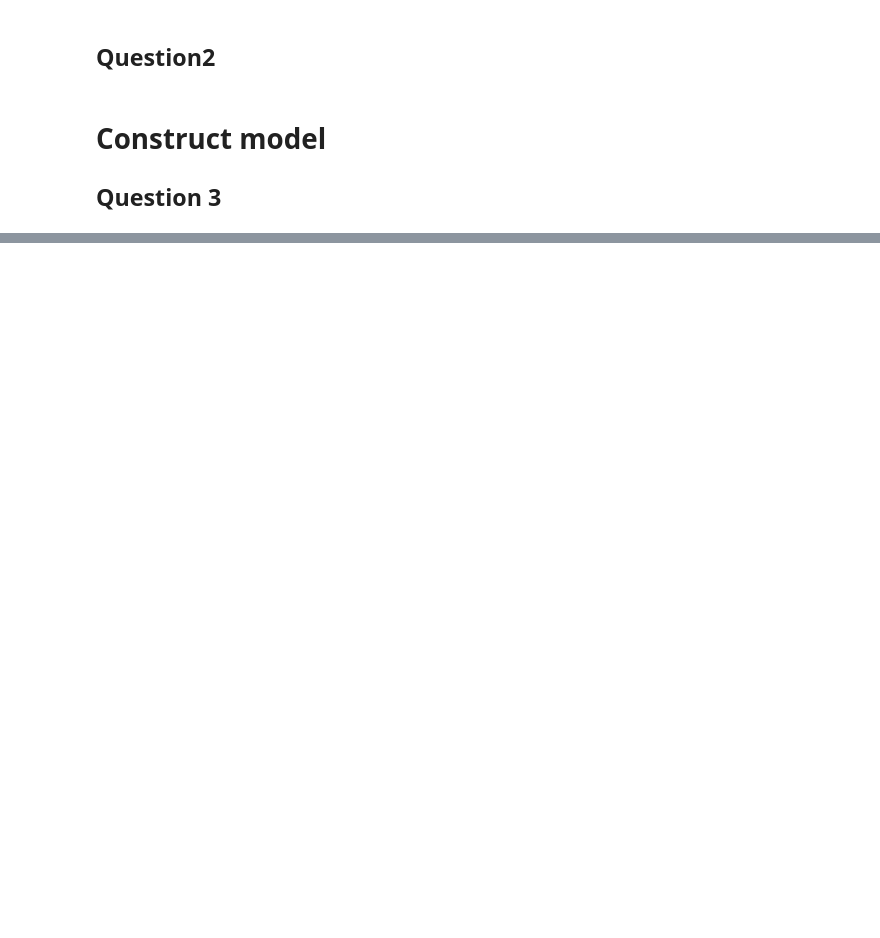
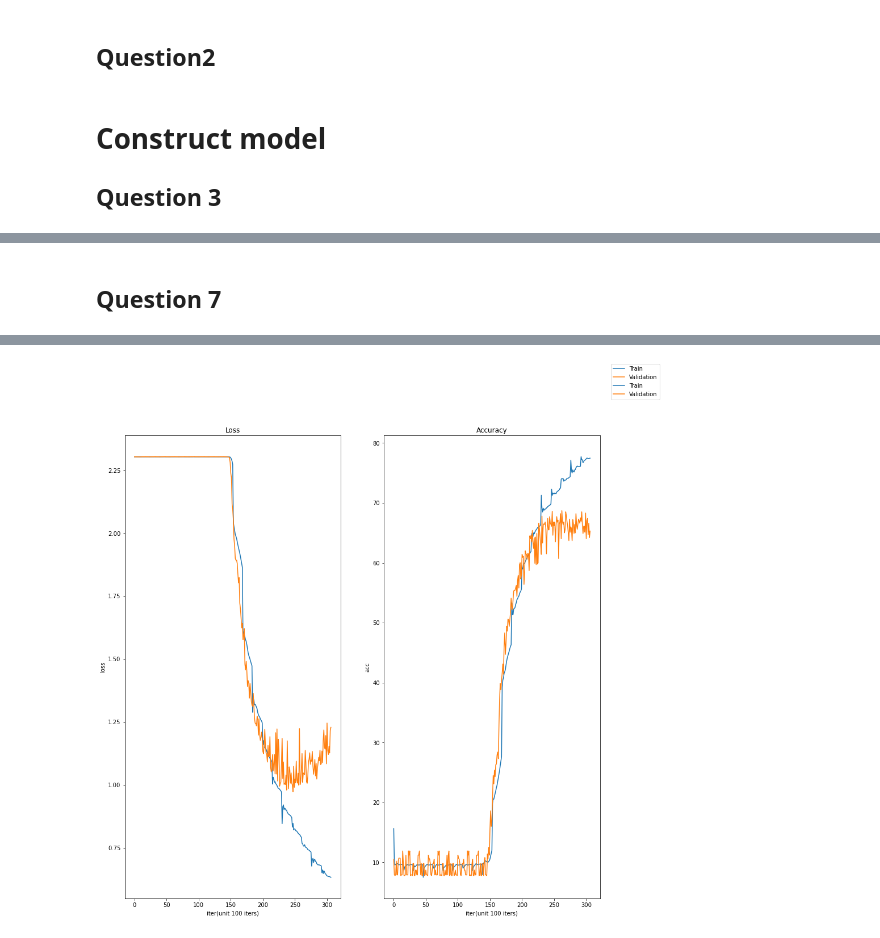
Before and after one commit to RX-0-95/cnn_image_classification, a Jupyter notebook: lennet5.ipynb, the cells around one changed output, grey strips where cells are left out. Drawn from its saved outputs; the diff is of its cells as text; code cells hidden in the pictures; blank space fills up the shorter version.

```diff
--- a/lennet5.ipynb
+++ b/lennet5.ipynb
@@ -233,0 +256,22 @@ KeyboardInterrupt:
+# %% [markdown]
+## Question 7
+# %%
+model_option = {
+    'conv_reg':0.05,
+}
+model = Lennet5(in_channel=3, out_channel=10,options=model_option)
+data_set = {
+    'train_data': X_train,
+    'train_label': y_train,
+    'val_data':X_val,
+    'val_label':y_val,
+}
+train_options = {
+    'optimizer': 'sgd',
+    'lr': 0.01,
+    'epoch_num': 20,
+}
+
+solver= Solver(model,data_set,options=train_options)
+solver.train()
+# %% [output]
@@ -233,0 +295 @@ KeyboardInterrupt:
+[figure, added]
```
Also changed, not shown: parts of 28 cells of this notebook, 7 other files.
